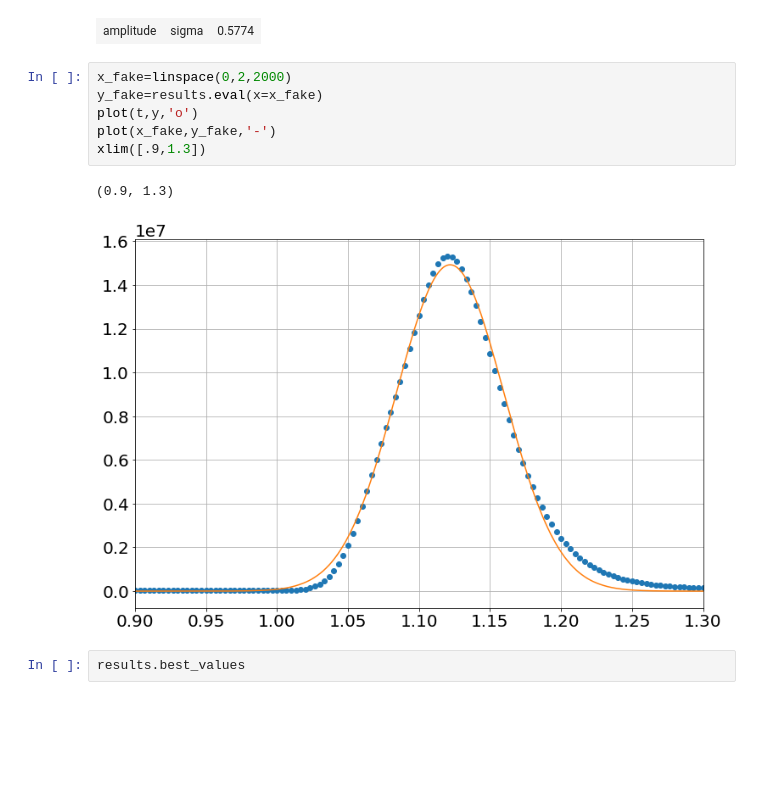
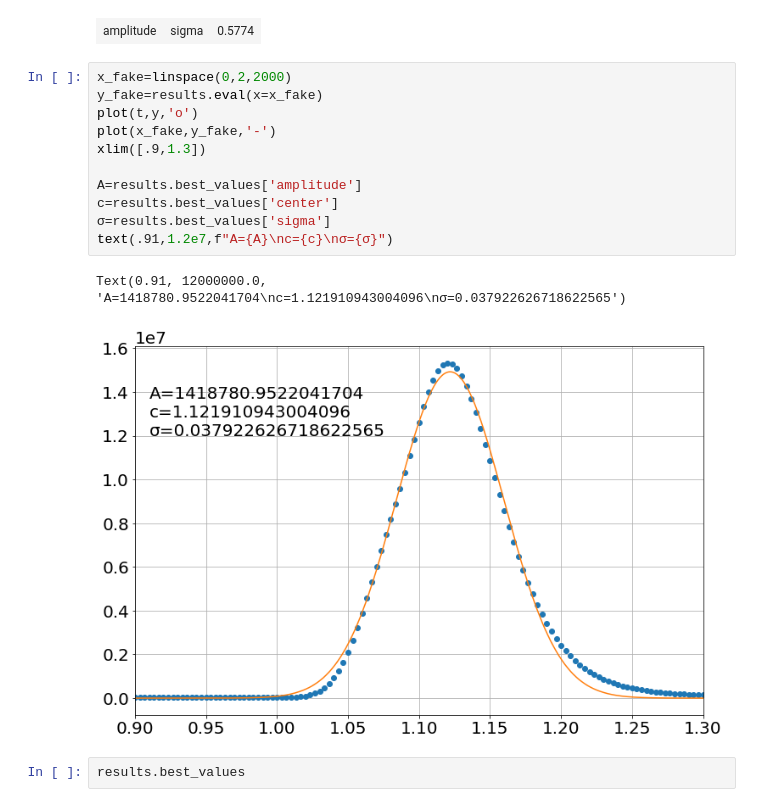
Before and after one commit to bblais/Computer-Programming-for-the-Sciences-Spring-2022, a Jupyter notebook: Sprint #3 - Parameter Fitting and Scientific Questions/2022-03-24 Fitting Peaks.ipynb, the cells around one changed output. Saved outputs shown, nothing was run; the diff lists cells and outputs as text; blank space fills up the shorter version.

```diff
--- a/Sprint #3 - Parameter Fitting and Scientific Questions/2022-03-24 Fitting Peaks.ipynb
+++ b/Sprint #3 - Parameter Fitting and Scientific Questions/2022-03-24 Fitting Peaks.ipynb
@@ -55,15 +55,20 @@ Variables
 | height | 14925436.0 | 43139.3453 | (0.29%) | 3989423.0000000005 | -inf | inf | False | 0.3989423*amplitude/max(1e-15, si... |
 Correlations (unreported correlations are < 0.100)
 | amplitude | sigma | 0.5774 |
-# %%
-x_fake=linspace(0,2,2000)
-y_fake=results.eval(x=x_fake)
-plot(t,y,'o')
-plot(x_fake,y_fake,'-')
-xlim([.9,1.3])
-# %% [output]
-(0.9, 1.3)
-[figure, removed]
+# %%
+x_fake=linspace(0,2,2000)
+y_fake=results.eval(x=x_fake)
+plot(t,y,'o')
+plot(x_fake,y_fake,'-')
+xlim([.9,1.3])
+
+A=results.best_values['amplitude']
+c=results.best_values['center']
+σ=results.best_values['sigma']
+text(.91,1.2e7,f"A={A}\nc={c}\nσ={σ}")
+# %% [output]
+Text(0.91, 12000000.0, 'A=1418780.9522041704\nc=1.121910943004096\nσ=0.037922626718622565')
+[figure, added]
 # %%
 results.best_values
 # %% [output]
```
Also changed, not shown: 6 other files.
